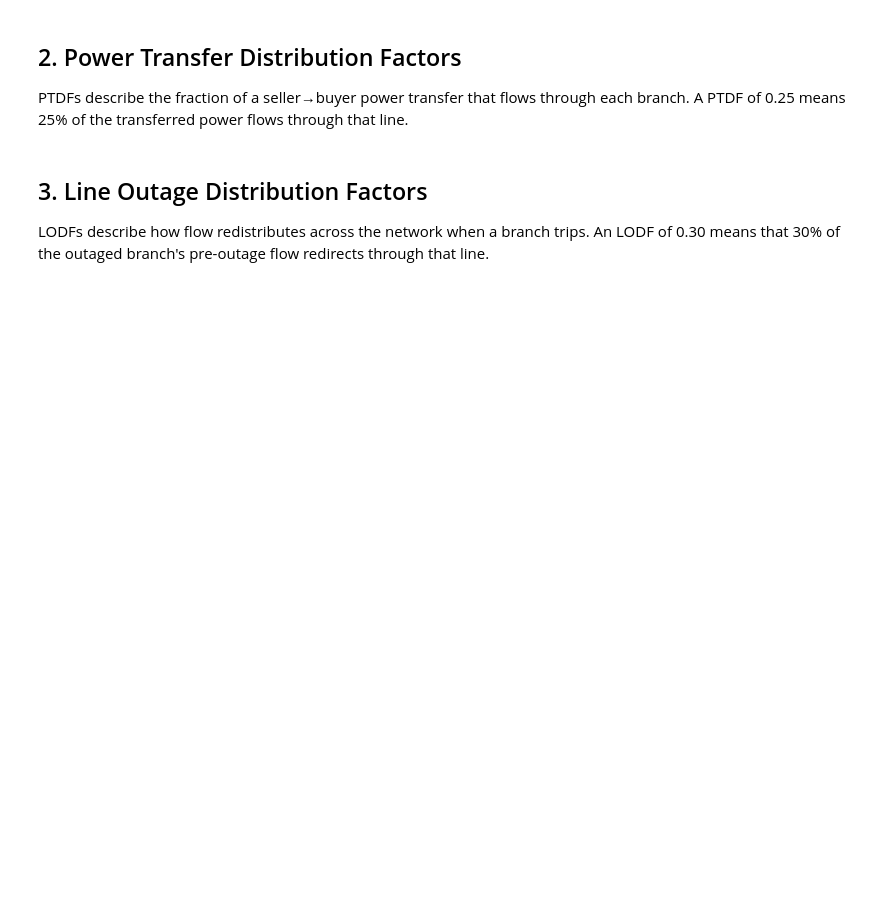
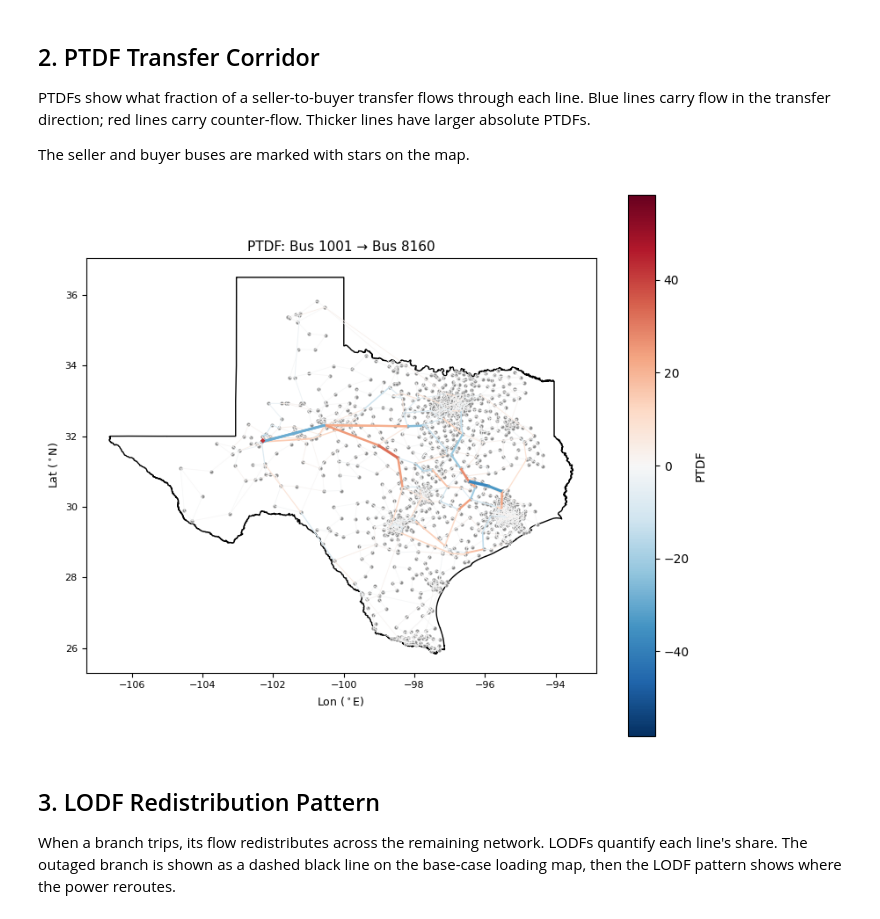
Before and after one commit to lukelowry/ESApp, a Jupyter notebook: examples/steady_state/05_ptdf_lodf_analysis.ipynb, the cells around one changed output. Cells and saved outputs as stored; diff of their text form; code cells hidden in the pictures; blank space fills up the shorter version.

```diff
--- a/examples/steady_state/05_ptdf_lodf_analysis.ipynb
+++ b/examples/steady_state/05_ptdf_lodf_analysis.ipynb
@@ -44,17 +60,26 @@ print(f"Voltage range: {s['v_min']:.4f} - {s['v_max']:.4f} pu")
 # %% [markdown]
-## 2. Power Transfer Distribution Factors
+## 2. PTDF Transfer Corridor
 
-PTDFs describe the fraction of a seller→buyer power transfer that flows
-through each branch. A PTDF of 0.25 means 25% of the transferred power
-flows through that line.
+PTDFs show what fraction of a seller-to-buyer transfer flows through
+each line. Blue lines carry flow in the transfer direction; red lines
+carry counter-flow. Thicker lines have larger absolute PTDFs.
+
+The seller and buyer buses are marked with stars on the map.
 # %%
-# Pick two buses as seller and buyer
-buses = pw[Bus, 'BusNum']['BusNum']
-seller_bus = int(buses.iloc[0])
-buyer_bus = int(buses.iloc[-1])
-print(f"PTDF: Bus {seller_bus} (seller) → Bus {buyer_bus} (buyer)")
+buses = pw[Bus, ['BusNum', 'BusPUVolt']]
+lon, lat = pw.buscoords()
+
+seller_bus = int(buses['BusNum'].iloc[0])
+buyer_bus  = int(buses['BusNum'].iloc[-1])
 
 ptdf_df = pw.ptdf(seller_bus, buyer_bus, method='DC')
-print(f"\nBranches with |PTDF| > 0.10: {(ptdf_df['LinePTDF'].abs() > 0.10).sum()}")
-print(f"Max |PTDF|: {ptdf_df['LinePTDF'].abs().max():.4f}")
-ptdf_df.head()
+
+ax = plot_sensitivity_map(
+    lines_geo, ptdf_df['LinePTDF'].values,
+    shape=SHAPE,
+    title=f'PTDF: Bus {seller_bus} \u2192 Bus {buyer_bus}',
+    clabel='PTDF',
+    figsize=(8,8)
+)
+# %% [output]
+[figure, added]
@@ -63,7 +86,8 @@ plot_ptdf(ptdf_df)
 # %% [markdown]
-## 3. Line Outage Distribution Factors
+## 3. LODF Redistribution Pattern
 
-LODFs describe how flow redistributes across the network when a branch
-trips. An LODF of 0.30 means that 30% of the outaged branch's pre-outage
-flow redirects through that line.
+When a branch trips, its flow redistributes across the remaining
+network. LODFs quantify each line's share. The outaged branch is
+shown as a dashed black line on the base-case loading map, then
+the LODF pattern shows where the power reroutes.
 # %%
```
Also changed, not shown: parts of 19 cells of this notebook, 4 other files.
